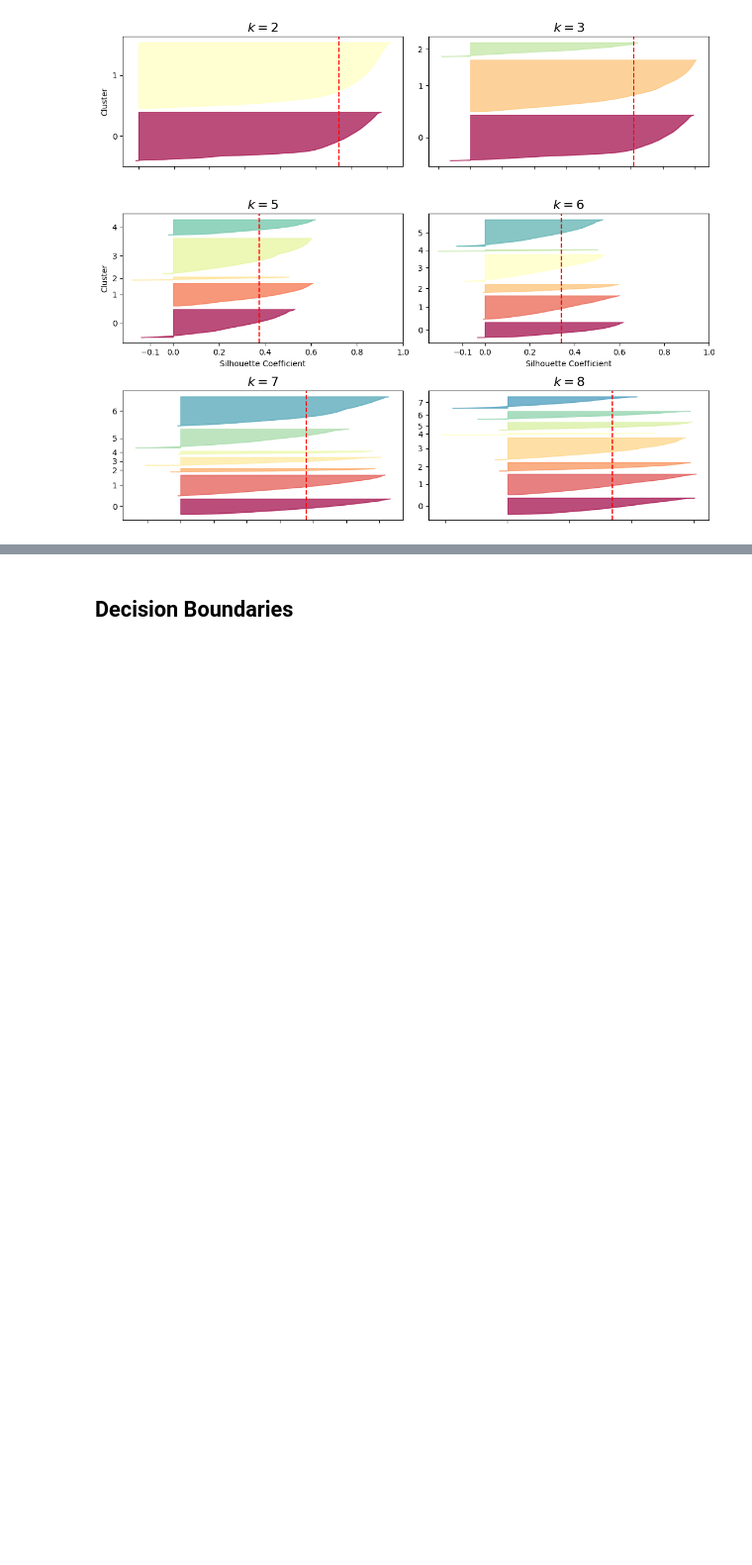
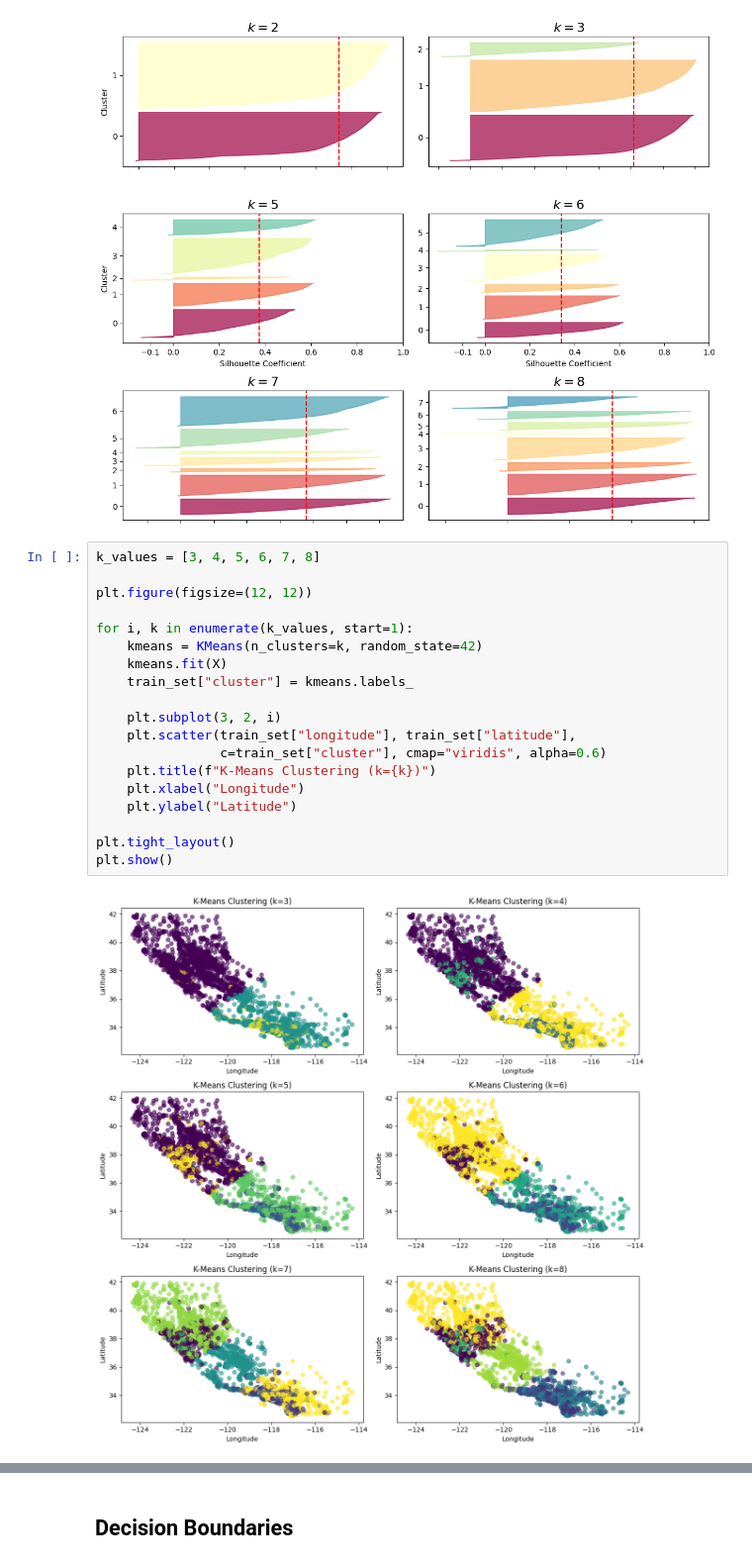
Before and after one commit to FelixH-git/SVM-Pipeline, a Jupyter notebook: labb6.ipynb, the cells around one changed output, grey strips where cells are left out. Shown at 99% size. Drawn from its saved outputs; the diff is of its cells as text; blank space fills up the shorter version.

```diff
--- a/labb6.ipynb
+++ b/labb6.ipynb
@@ -201,3 +201,24 @@ plt.tight_layout()
 plt.show()
 # %% [output]
 [figure]
+# %%
+k_values = [3, 4, 5, 6, 7, 8]
+
+plt.figure(figsize=(12, 12))
+
+for i, k in enumerate(k_values, start=1):
+    kmeans = KMeans(n_clusters=k, random_state=42)
+    kmeans.fit(X)
+    train_set["cluster"] = kmeans.labels_
+
+    plt.subplot(3, 2, i)
+    plt.scatter(train_set["longitude"], train_set["latitude"],
+                c=train_set["cluster"], cmap="viridis", alpha=0.6)
+    plt.title(f"K-Means Clustering (k={k})")
+    plt.xlabel("Longitude")
+    plt.ylabel("Latitude")
+
+plt.tight_layout()
+plt.show()
+# %% [output]
+[figure, added]
```
Also changed, not shown: parts of 5 cells of this notebook.
